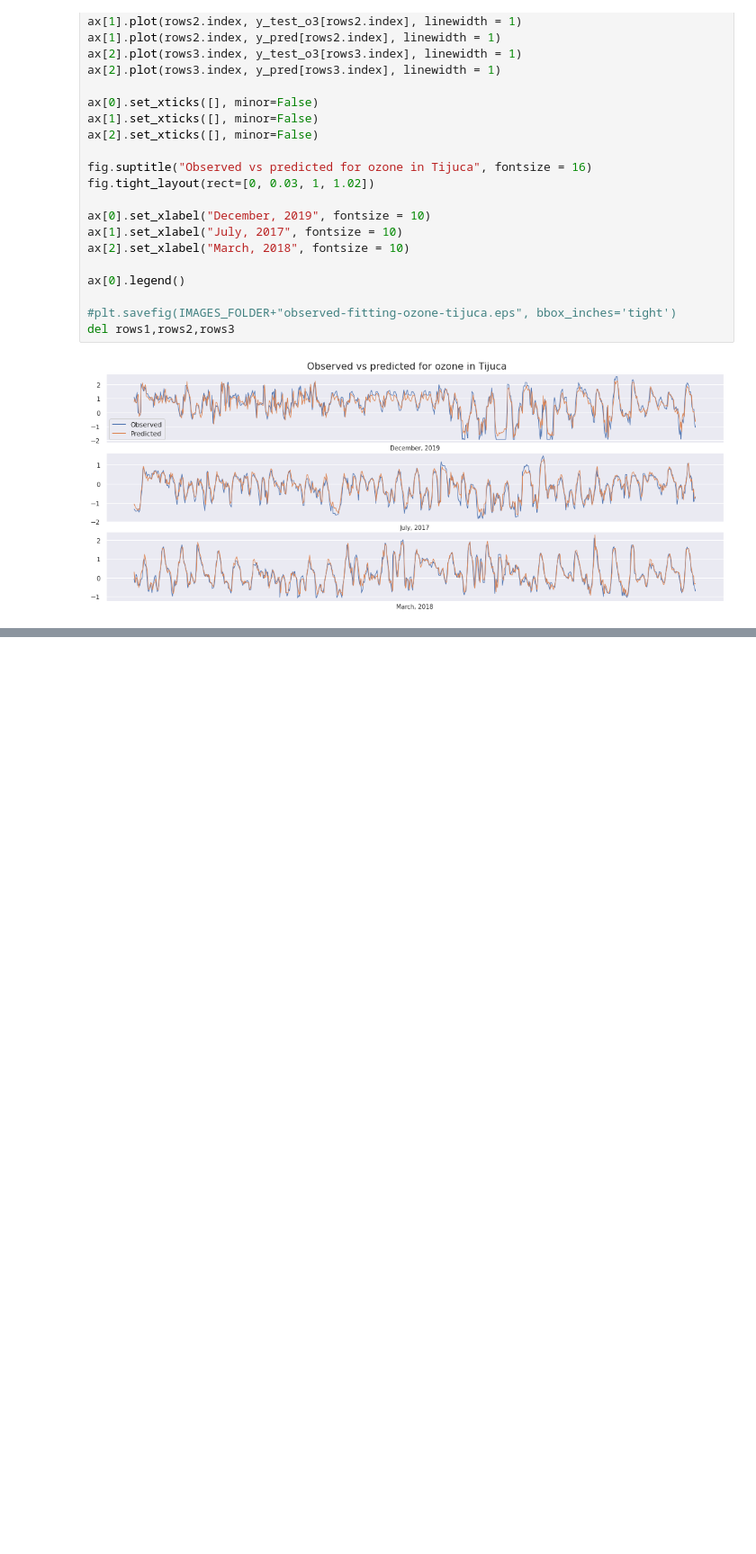
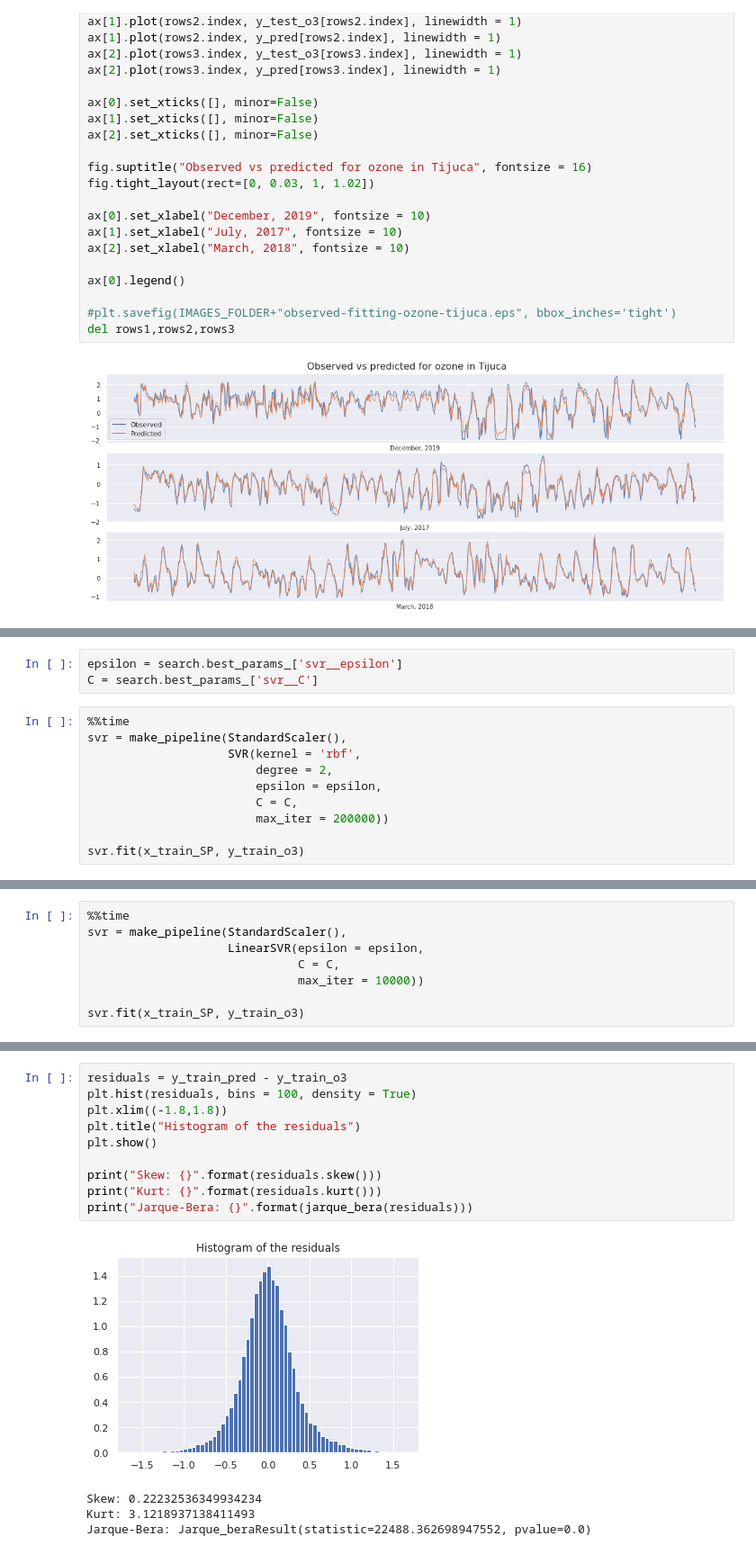
Before and after one commit to lucasmoschen/machine-learning-project, a Jupyter notebook: notebooks/model_ozone.ipynb, the cells around one changed output, grey strips where cells are left out. Shown at 90% size. Cells and saved outputs as stored; diff of their text form; blank space fills up the shorter version.

Commit message:
Added linear regression with em and random forest

```diff
--- a/notebooks/model_ozone.ipynb
+++ b/notebooks/model_ozone.ipynb
@@ -564,0 +528,13 @@ RMSE test set: 0.3012412604010689
+# %%
+epsilon = search.best_params_['svr__epsilon']
+C = search.best_params_['svr__C']
+# %%
+%%time
+svr = make_pipeline(StandardScaler(),
+                    SVR(kernel = 'rbf',
+                        degree = 2,
+                        epsilon = epsilon,
+                        C = C,
+                        max_iter = 200000))
+
+svr.fit(x_train_SP, y_train_o3)
@@ -564,0 +572,8 @@ RMSE test set: 0.3012412604010689
+# %%
+%%time
+svr = make_pipeline(StandardScaler(),
+                    LinearSVR(epsilon = epsilon,
+                              C = C,
+                              max_iter = 10000))
+
+svr.fit(x_train_SP, y_train_o3)
@@ -564,0 +609,15 @@ RMSE test set: 0.3012412604010689
+# %%
+residuals = y_train_pred - y_train_o3
+plt.hist(residuals, bins = 100, density = True)
+plt.xlim((-1.8,1.8))
+plt.title("Histogram of the residuals")
+plt.show()
+
+print("Skew: {}".format(residuals.skew()))
+print("Kurt: {}".format(residuals.kurt()))
+print("Jarque-Bera: {}".format(jarque_bera(residuals)))
+# %% [output]
+[figure, added]
+Skew: 0.22232536349934234
+Kurt: 3.1218937138411493
+Jarque-Bera: Jarque_beraResult(statistic=22488.362698947552, pvalue=0.0)
```
Also changed, not shown: parts of 46 cells of this notebook, 5 other files.
